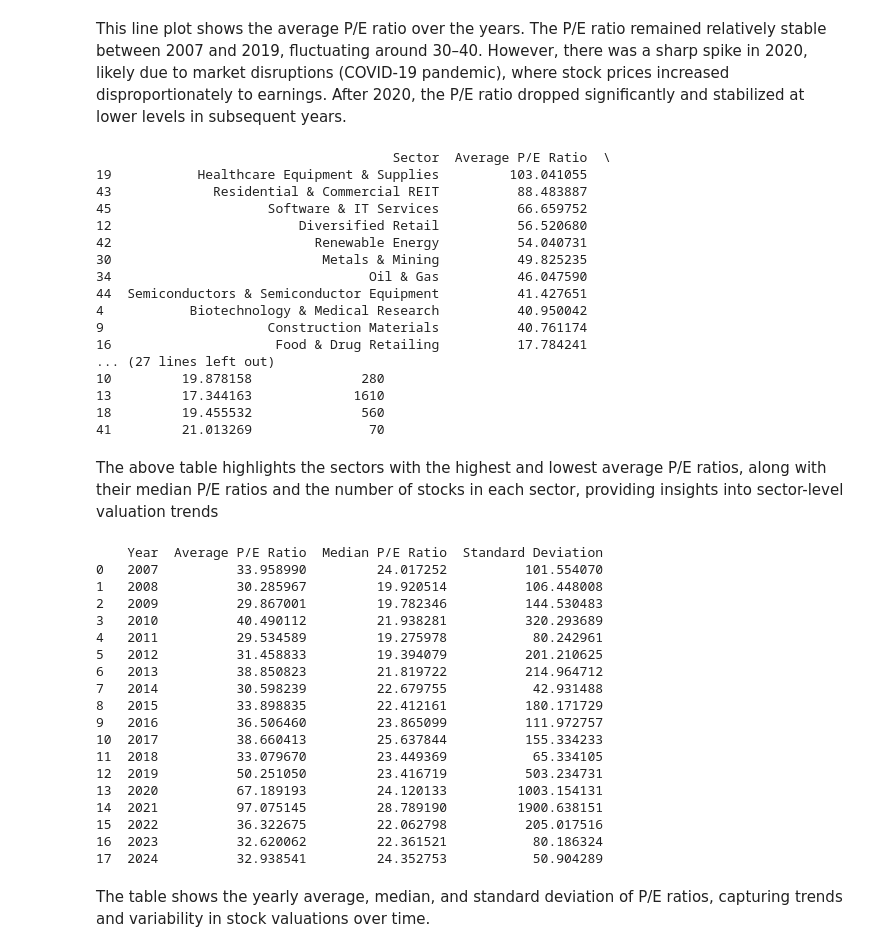
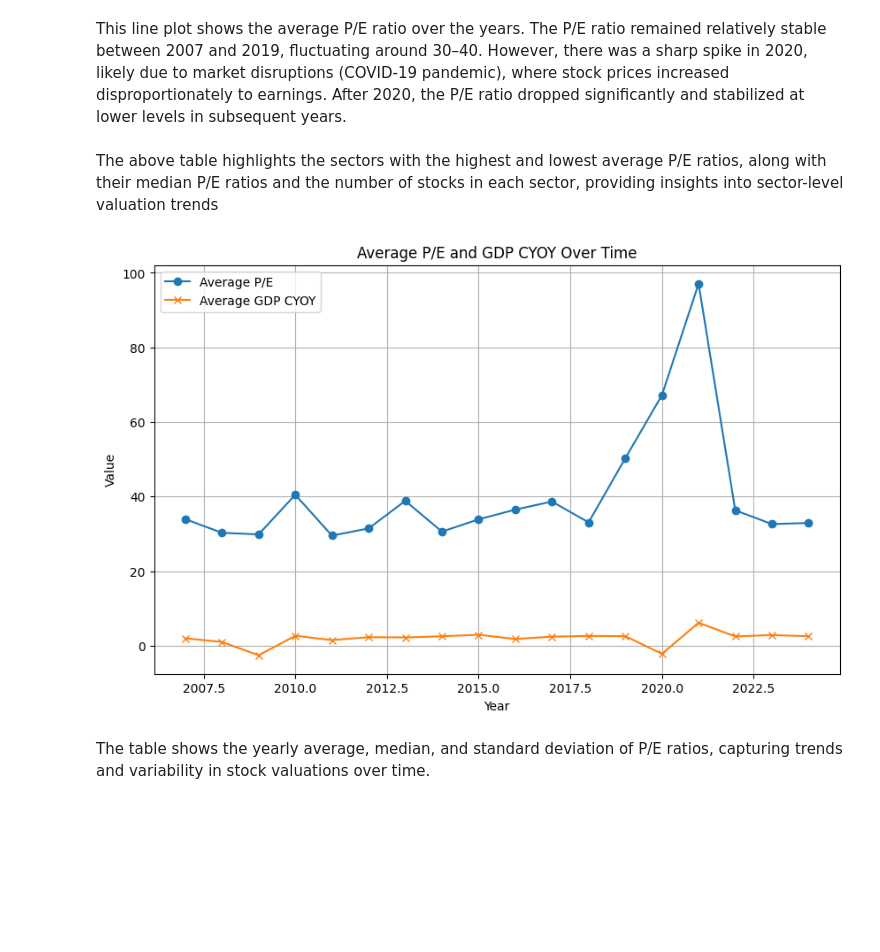
Before and after one commit to amita29patil/team_lambda, a Jupyter notebook: notebooks/exploratory_data_analysis.ipynb, the cells around one changed output. Drawn from its saved outputs; the diff is of its cells as text; code cells hidden in the pictures; blank space fills up the shorter version.

```diff
--- a/notebooks/exploratory_data_analysis.ipynb
+++ b/notebooks/exploratory_data_analysis.ipynb
@@ -1,7 +1,7 @@
 # %%
 import pandas as pd
 
-file_path ="..\\Data\\stock_and_econ.xlsx"
+file_path = "/content/stock_and_econ.xlsx"
 
 df= pd.read_excel(file_path)
 # %%
@@ -380,24 +405,6 @@ bottom_10_sectors = sector_metrics.nsmallest(10, 'Average P/E Ratio')
 # Combine top and bottom sectors
 expanded_sector_table = pd.concat([top_10_sectors, bottom_10_sectors])
 print(expanded_sector_table)
-# %% [output]
-                                      Sector  Average P/E Ratio  \
-19           Healthcare Equipment & Supplies         103.041055
-43             Residential & Commercial REIT          88.483887
-45                    Software & IT Services          66.659752
-12                        Diversified Retail          56.520680
-42                          Renewable Energy          54.040731
-30                           Metals & Mining          49.825235
-34                                 Oil & Gas          46.047590
-44  Semiconductors & Semiconductor Equipment          41.427651
-4           Biotechnology & Medical Research          40.950042
-9                     Construction Materials          40.761174
-16                     Food & Drug Retailing          17.784241
-... (27 lines left out)
-10         19.878158              280
-13         17.344163             1610
-18         19.455532              560
-41         21.013269               70
 # %% [markdown]
 The above table highlights the sectors with the highest and lowest average P/E ratios, along with their median P/E ratios and the number of stocks in each sector, providing insights into sector-level valuation trends
 # %%
@@ -408,26 +415,21 @@ yearly_metrics = df.groupby('Year').agg({
 yearly_metrics.columns = ['Year', 'Average P/E Ratio', 'Median P/E Ratio', 'Standard Deviation']
 
 print(yearly_metrics)
-# %% [output]
-    Year  Average P/E Ratio  Median P/E Ratio  Standard Deviation
-0   2007          33.958990         24.017252          101.554070
-1   2008          30.285967         19.920514          106.448008
-2   2009          29.867001         19.782346          144.530483
-3   2010          40.490112         21.938281          320.293689
-4   2011          29.534589         19.275978           80.242961
-5   2012          31.458833         19.394079          201.210625
-6   2013          38.850823         21.819722          214.964712
-7   2014          30.598239         22.679755           42.931488
-8   2015          33.898835         22.412161          180.171729
-9   2016          36.506460         23.865099          111.972757
-10  2017          38.660413         25.637844          155.334233
-11  2018          33.079670         23.449369           65.334105
-12  2019          50.251050         23.416719          503.234731
-13  2020          67.189193         24.120133         1003.154131
-14  2021          97.075145         28.789190         1900.638151
-15  2022          36.322675         22.062798          205.017516
-16  2023          32.620062         22.361521           80.186324
-17  2024          32.938541         24.352753           50.904289
+# %%
+yearly_avg_pe = df.groupby('Year')['P/E'].mean()
+yearly_avg_gdp_cyoy = df.groupby('Year')['GDP CYOY Index'].mean()
+
+plt.figure(figsize=(10, 6))
+plt.plot(yearly_avg_pe.index, yearly_avg_pe.values, label='Average P/E', marker='o')
+plt.plot(yearly_avg_gdp_cyoy.index, yearly_avg_gdp_cyoy.values, label='Average GDP CYOY', marker='x')
+plt.title('Average P/E and GDP CYOY Over Time')
+plt.xlabel('Year')
+plt.ylabel('Value')
+plt.legend()
+plt.grid(True)
+plt.show()
+# %% [output]
+[figure, added]
 # %% [markdown]
 The table shows the yearly average, median, and standard deviation of P/E ratios, capturing trends and variability in stock valuations over time.
 # %%
```
Also changed, not shown: parts of 3 cells of this notebook.
